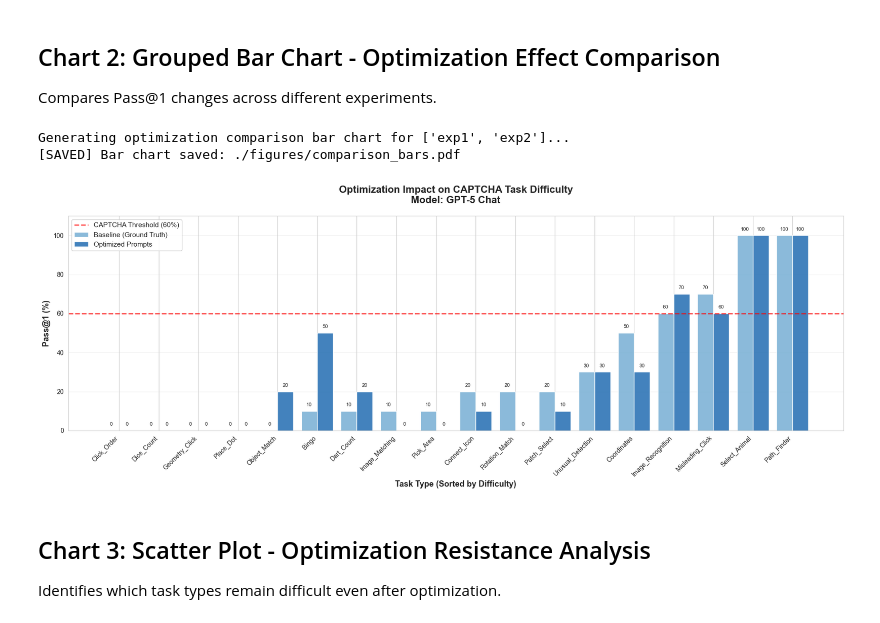
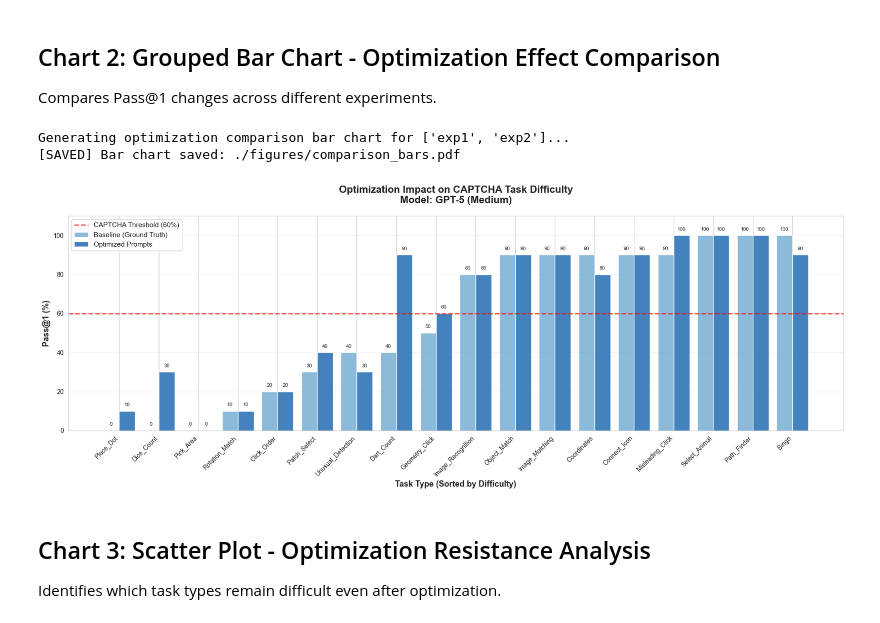
Before and after one commit to Wankunyu/Captcha, a Jupyter notebook: plot.ipynb, the cells around one changed output. Drawn from its saved outputs; the diff is of its cells as text; code cells hidden in the pictures.

```diff
--- a/plot.ipynb
+++ b/plot.ipynb
@@ -228,28 +246,28 @@ Generating heatmap (exp2)...
 Compares Pass@1 changes across different experiments.
 # %%
 # Chart 2: Grouped Bar Chart - Optimization Effect Comparison
-SELECTED_MODEL = "openai/gpt-5-chat-latest"  # Set to None to include all models
+SELECTED_MODEL = "openai/gpt-5"  # Set to None to include all models
 EXPERIMENTS_TO_COMPARE = ['exp1', 'exp2']  # For comparison charts
 
 if not viz.data.empty:
     available_exps = [exp for exp in EXPERIMENTS_TO_COMPARE if exp in viz.data['experiment'].values]
     if len(available_exps) >= 2:
         print(f"\nGenerating optimization comparison bar chart for {available_exps}...")
         fig = viz.plot_comparison_bars(
             experiments=available_exps,
             model_filter=SELECTED_MODEL,
             figsize=FIGURE_SIZE_BARS,
             save_path="./figures/comparison_bars.pdf"
         )
         plt.show()
     else:
         print(f"[WARNING] Need at least 2 experiments from {EXPERIMENTS_TO_COMPARE}, found {available_exps}")
 else:
     print("[WARNING] No data")
 # %% [output]
 Generating optimization comparison bar chart for ['exp1', 'exp2']...
 [SAVED] Bar chart saved: ./figures/comparison_bars.pdf
-[figure, old version]
+[figure, new version]
 # %% [markdown]
 ## Chart 3: Scatter Plot - Optimization Resistance Analysis
 Identifies which task types remain difficult even after optimization.
```
Also changed, not shown: parts of 13 cells of this notebook, 59 other files.
